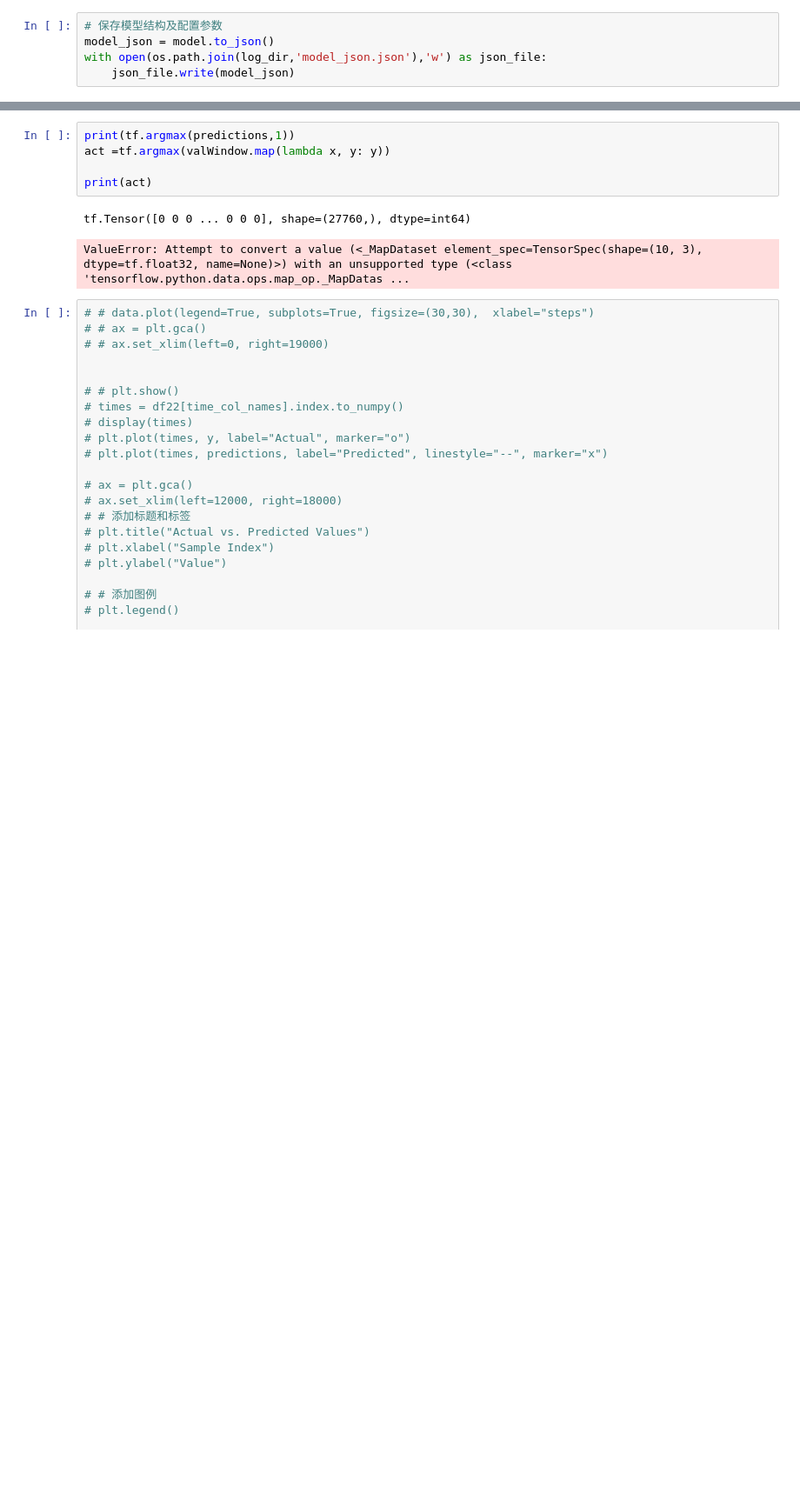
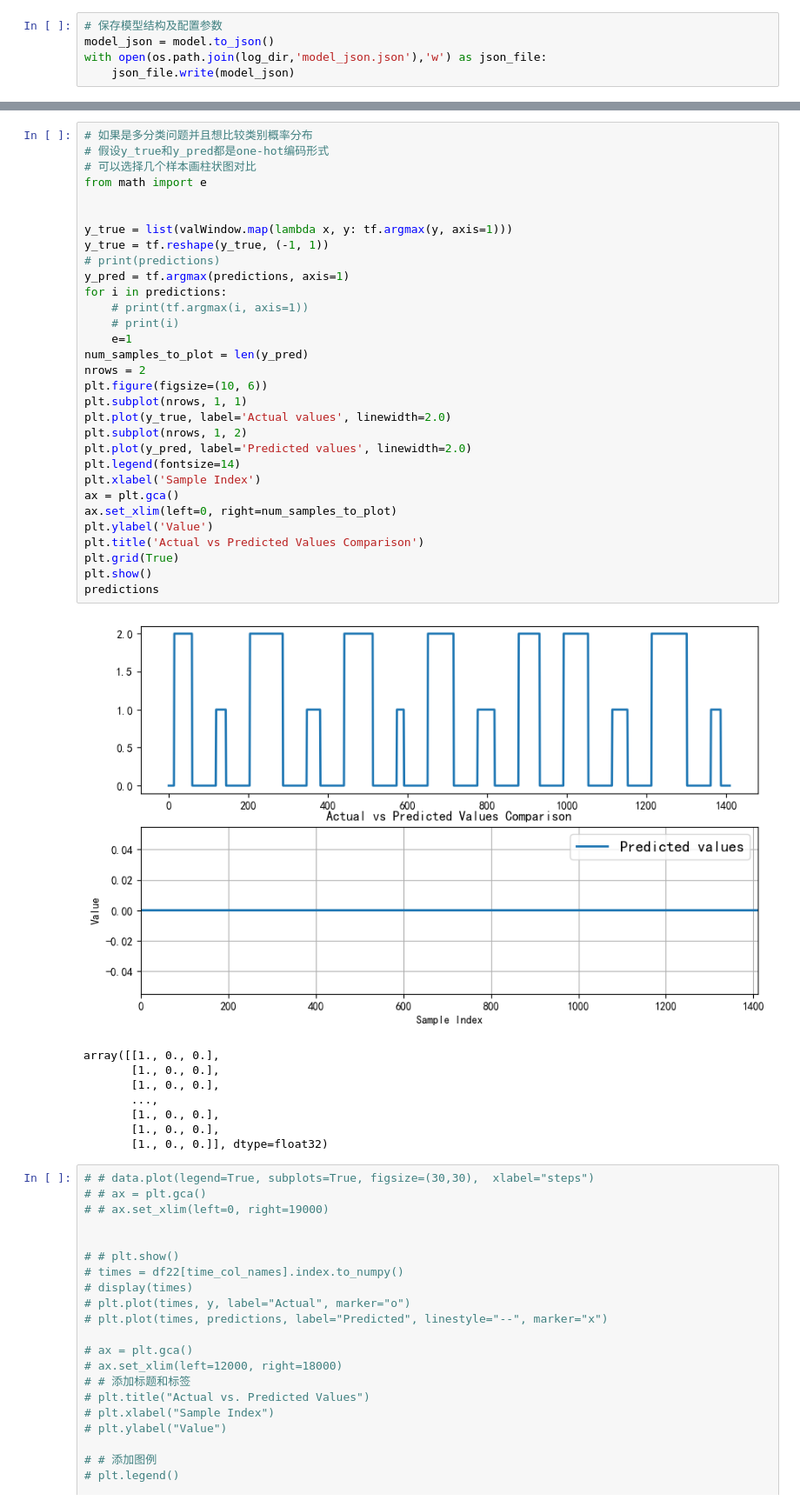
Before and after one commit to ainiubility/CNN-LSTM-Attention, a Jupyter notebook: C_L_A_train_simple.ipynb, the cells around one changed output, grey strips where cells are left out. Shown: that part at 87% size. Cells and saved outputs as stored; diff of their text form; blank space fills up the shorter version.

```diff
--- a/C_L_A_train_simple.ipynb
+++ b/C_L_A_train_simple.ipynb
@@ -735,11 +758,43 @@ predictions=model.predict(valWindow,verbose=1)
-# %%
-print(tf.argmax(predictions,1))
-act =tf.argmax(valWindow.map(lambda x, y: y))
-
-print(act)
-# %% [output]
-tf.Tensor([0 0 0 ... 0 0 0], shape=(27760,), dtype=int64)
-ValueError: Attempt to convert a value (<_MapDataset element_spec=TensorSpec(shape=(10, 3), dtype=tf.float32, name=None)>) with an unsupported type (<class 'tensorflow.python.data.ops.map_op._MapDatas ...
+# %%
+# 如果是多分类问题并且想比较类别概率分布
+# 假设y_true和y_pred都是one-hot编码形式
+# 可以选择几个样本画柱状图对比
+from math import e
+
+
+y_true = list(valWindow.map(lambda x, y: tf.argmax(y, axis=1)))
+y_true = tf.reshape(y_true, (-1, 1))
+# print(predictions)
+y_pred = tf.argmax(predictions, axis=1)
+for i in predictions:
+    # print(tf.argmax(i, axis=1))
+    # print(i)
+    e=1
+num_samples_to_plot = len(y_pred)
+nrows = 2
+plt.figure(figsize=(10, 6))
+plt.subplot(nrows, 1, 1)
+plt.plot(y_true, label='Actual values', linewidth=2.0)
+plt.subplot(nrows, 1, 2)
+plt.plot(y_pred, label='Predicted values', linewidth=2.0)
+plt.legend(fontsize=14)
+plt.xlabel('Sample Index')
+ax = plt.gca()
+ax.set_xlim(left=0, right=num_samples_to_plot)
+plt.ylabel('Value')
+plt.title('Actual vs Predicted Values Comparison')
+plt.grid(True)
+plt.show()
+predictions
+# %% [output]
+[figure, added]
+array([[1., 0., 0.],
+       [1., 0., 0.],
+       [1., 0., 0.],
+       ...,
+       [1., 0., 0.],
+       [1., 0., 0.],
+       [1., 0., 0.]], dtype=float32)
 # %%
 # # data.plot(legend=True, subplots=True, figsize=(30,30),  xlabel="steps")
 # # ax = plt.gca()
```
Also changed, not shown: parts of 18 cells of this notebook, 5 other files.
